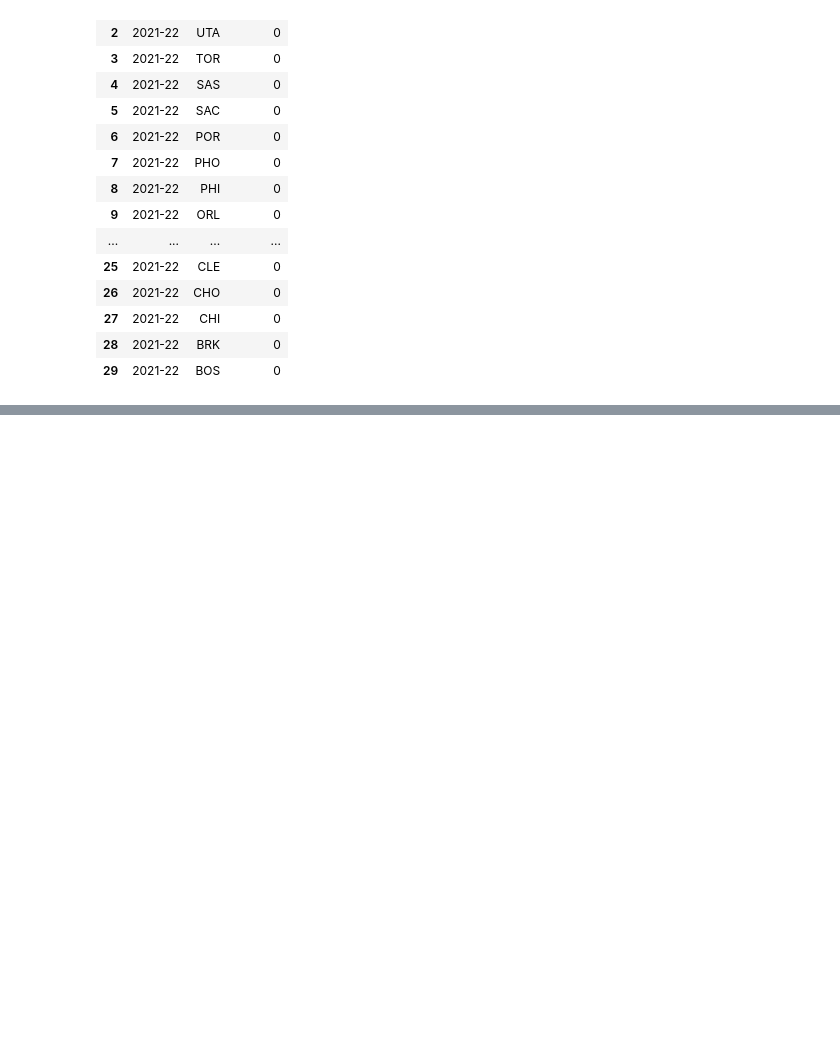
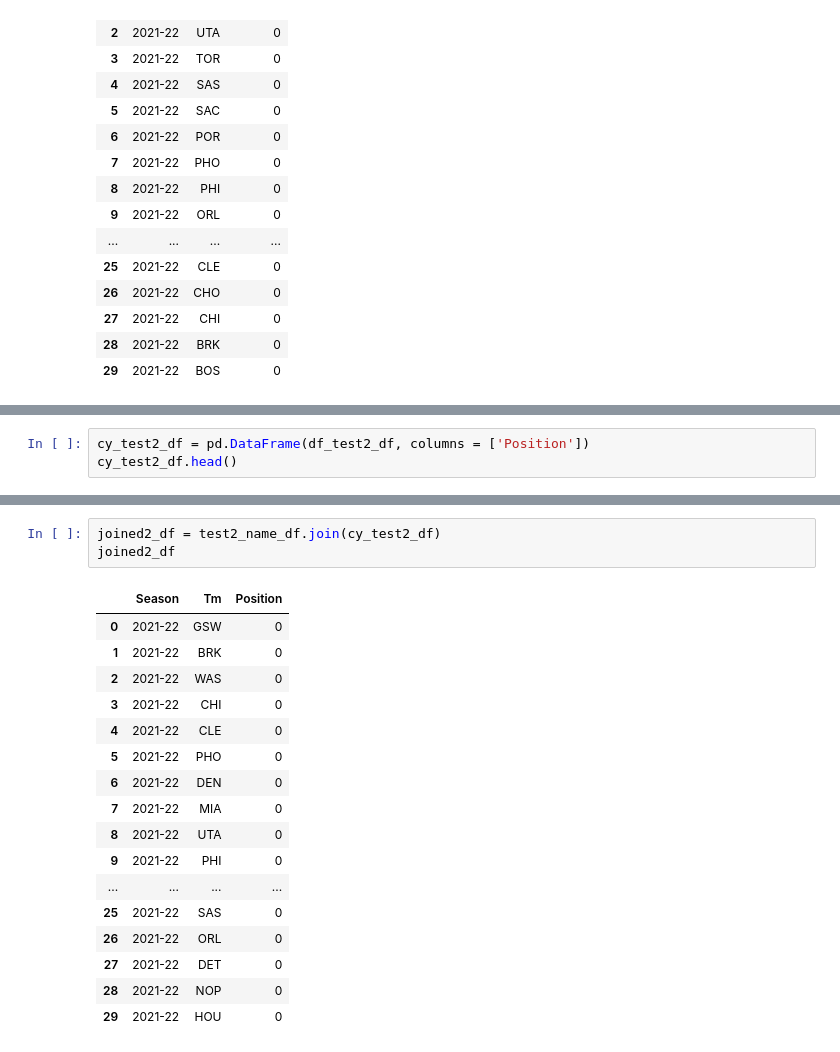
Before and after one commit to fatehluqman/Final_project, a Jupyter notebook: RF_Model_11.10.21.ipynb, the cells around one changed output, grey strips where cells are left out. Cells and saved outputs as stored; diff of their text form; blank space fills up the shorter version.

```diff
--- a/RF_Model_11.10.21.ipynb
+++ b/RF_Model_11.10.21.ipynb
@@ -176,0 +271,3 @@ joined_df
+# %%
+cy_test2_df = pd.DataFrame(df_test2_df, columns = ['Position'])
+cy_test2_df.head()
@@ -176,0 +281,21 @@ joined_df
+# %%
+joined2_df = test2_name_df.join(cy_test2_df)
+joined2_df
+# %% [output]
+|  | Season | Tm | Position |
+| 0 | 2021-22 | GSW | 0 |
+| 1 | 2021-22 | BRK | 0 |
+| 2 | 2021-22 | WAS | 0 |
+| 3 | 2021-22 | CHI | 0 |
+| 4 | 2021-22 | CLE | 0 |
+| 5 | 2021-22 | PHO | 0 |
+| 6 | 2021-22 | DEN | 0 |
+| 7 | 2021-22 | MIA | 0 |
+| 8 | 2021-22 | UTA | 0 |
+| 9 | 2021-22 | PHI | 0 |
+| ... | ... | ... | ... |
+| 25 | 2021-22 | SAS | 0 |
+| 26 | 2021-22 | ORL | 0 |
+| 27 | 2021-22 | DET | 0 |
+| 28 | 2021-22 | NOP | 0 |
+| 29 | 2021-22 | HOU | 0 |
```
Also changed, not shown: parts of 11 cells of this notebook, 6 other files.
